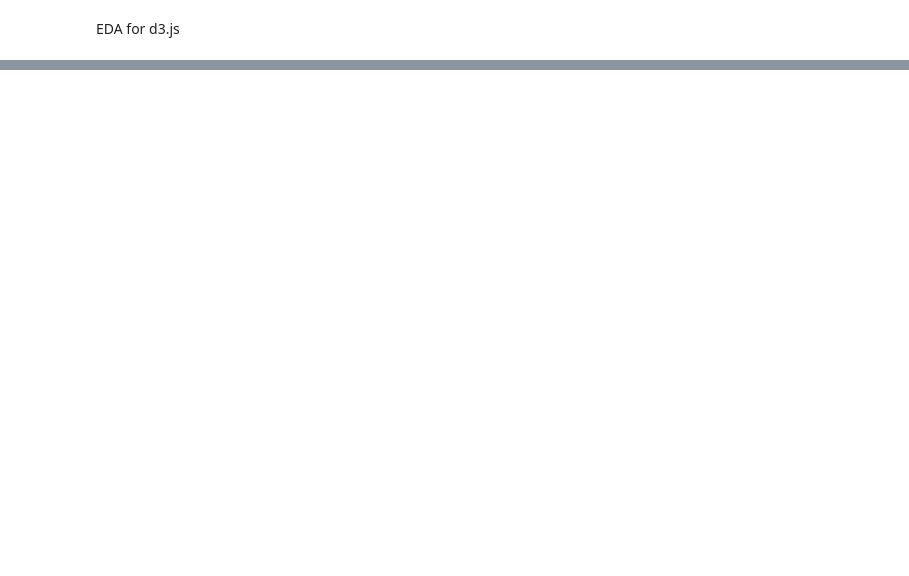
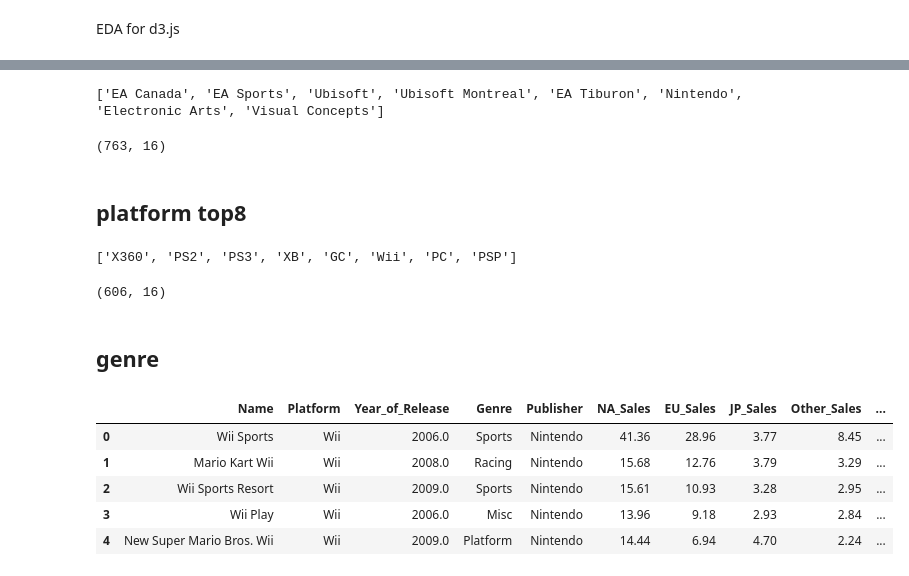
Before and after one commit to liumingqian0511/ANLY503_FINAL_PROJECT9, a Jupyter notebook: EDA_1.ipynb, the cells around one changed output, grey strips where cells are left out. Saved outputs shown, nothing was run; the diff lists cells and outputs as text; code cells hidden in the pictures; blank space fills up the shorter version.

```diff
--- a/EDA_1.ipynb
+++ b/EDA_1.ipynb
@@ -23,0 +106,38 @@ steam.head()
+# %%
+developer_counts = video_game["Developer"].value_counts().sort_values(ascending=False)
+top_8_developer = list(developer_counts.head(8).index)
+
+print(top_8_developer)
+# %% [output]
+['EA Canada', 'EA Sports', 'Ubisoft', 'Ubisoft Montreal', 'EA Tiburon', 'Nintendo', 'Electronic Arts', 'Visual Concepts']
+# %%
+video_game = video_game[video_game['Developer'].isin(top_8_developer)]
+print(video_game.shape)
+# %% [output]
+(763, 16)
+# %% [markdown]
+## platform top8
+# %%
+platform_counts = video_game["Platform"].value_counts().sort_values(ascending=False)
+top_8_platform = list(platform_counts.head(8).index)
+print(top_8_platform)
+# %% [output]
+['X360', 'PS2', 'PS3', 'XB', 'GC', 'Wii', 'PC', 'PSP']
+# %%
+video_game = video_game[video_game['Platform'].isin(top_8_platform)]
+print(video_game.shape)
+# %% [output]
+(606, 16)
+# %% [markdown]
+## genre
+# %%
+video_game = pd.DataFrame(video_game)
+video_game = video_game.reset_index(drop=True)
+video_game.head()
+# %% [output]
+|  | Name | Platform | Year_of_Release | Genre | Publisher | NA_Sales | EU_Sales | JP_Sales | Other_Sales | ... |
+| 0 | Wii Sports | Wii | 2006.0 | Sports | Nintendo | 41.36 | 28.96 | 3.77 | 8.45 | ... |
+| 1 | Mario Kart Wii | Wii | 2008.0 | Racing | Nintendo | 15.68 | 12.76 | 3.79 | 3.29 | ... |
+| 2 | Wii Sports Resort | Wii | 2009.0 | Sports | Nintendo | 15.61 | 10.93 | 3.28 | 2.95 | ... |
+| 3 | Wii Play | Wii | 2006.0 | Misc | Nintendo | 13.96 | 9.18 | 2.93 | 2.84 | ... |
+| 4 | New Super Mario Bros. Wii | Wii | 2009.0 | Platform | Nintendo | 14.44 | 6.94 | 4.70 | 2.24 | ... |
```
Also changed, not shown: parts of 26 cells of this notebook, 16 other files.
